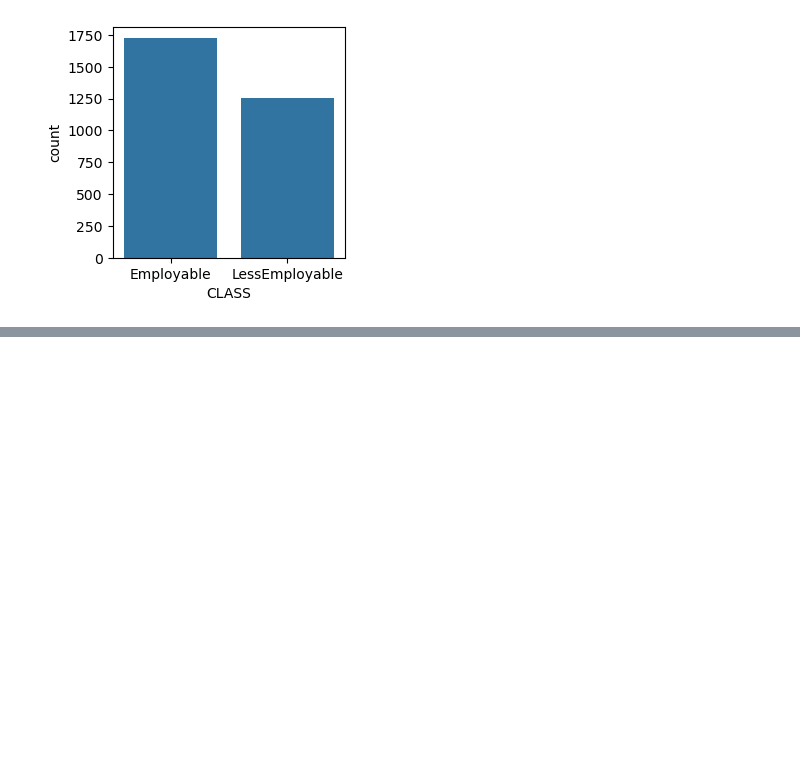
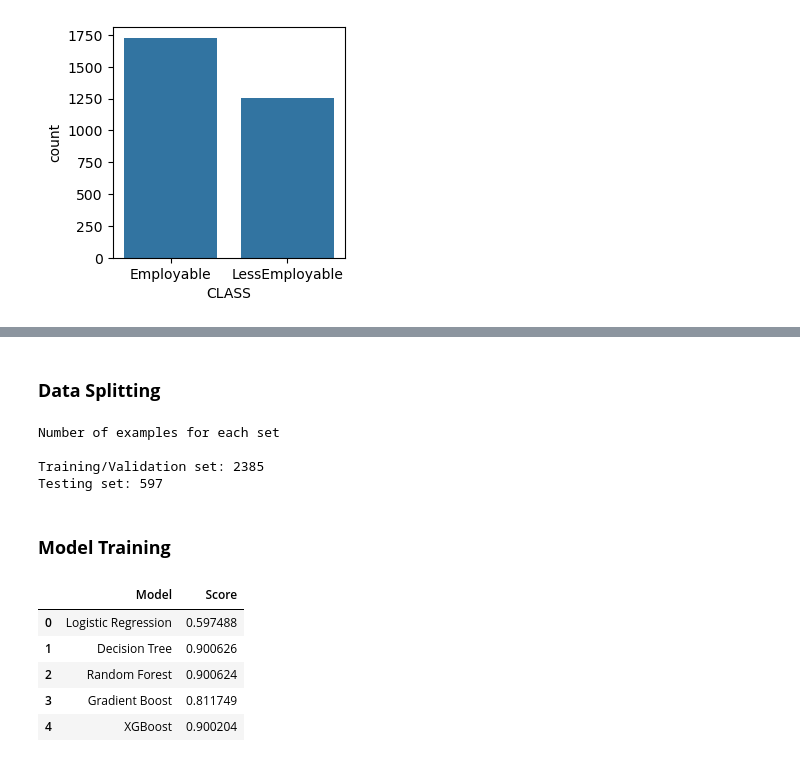
Before and after one commit to ggako/to-emp, a Jupyter notebook: to-emp.ipynb, the cells around one changed output, grey strips where cells are left out. Saved outputs shown, nothing was run; the diff lists cells and outputs as text; code cells hidden in the pictures; blank space fills up the shorter version.

```diff
--- a/to-emp.ipynb
+++ b/to-emp.ipynb
@@ -95,0 +156,48 @@ for feature in df.columns:
+# %% [markdown]
+### **Data Splitting**
+# %%
+# Split into (training/validation)/test set (60/20/20 split)
+X_train, X_test, y_train, y_test = train_test_split(X, y, test_size=0.2, random_state=1)
+
+# Checking shape
+print("Number of examples for each set")
+print("")
+print(f"Training/Validation set: {X_train.shape[0]}")
+print(f"Testing set: {X_test.shape[0]}")
+# %% [output]
+Number of examples for each set
+
+Training/Validation set: 2385
+Testing set: 597
+# %% [markdown]
+### **Model Training**
+# %%
+# Initialization
+models = {'Logistic Regression' : LogisticRegression(random_state=0),
+         'Decision Tree' : tree.DecisionTreeClassifier(),
+         'Random Forest' : RandomForestClassifier(random_state=0),
+         'Gradient Boost' : GradientBoostingClassifier(random_state=0),
+         'XGBoost' : XGBClassifier(objective="reg:squarederror", random_state=0, verbosity=0)}
+# %%
+# Training model and evaluating using 10 fold - cross validation
+
+df_val = pd.DataFrame(columns=['Model','Score']) # Dataframe containing model score
+
+for model in models:
+
+    models[model].fit(X_train, y_train)
+
+    # create a new row
+    new_row = {'Model': model, 'Score': cross_val_score(models[model], X_train, y_train, cv=10).mean()}
+
+    # append the new row to the DataFrame
+    df_val = df_val._append(new_row, ignore_index=True)
+
+df_val
+# %% [output]
+|  | Model | Score |
+| 0 | Logistic Regression | 0.597488 |
+| 1 | Decision Tree | 0.900626 |
+| 2 | Random Forest | 0.900624 |
+| 3 | Gradient Boost | 0.811749 |
+| 4 | XGBoost | 0.900204 |
```
Also changed, not shown: parts of 19 cells of this notebook.
